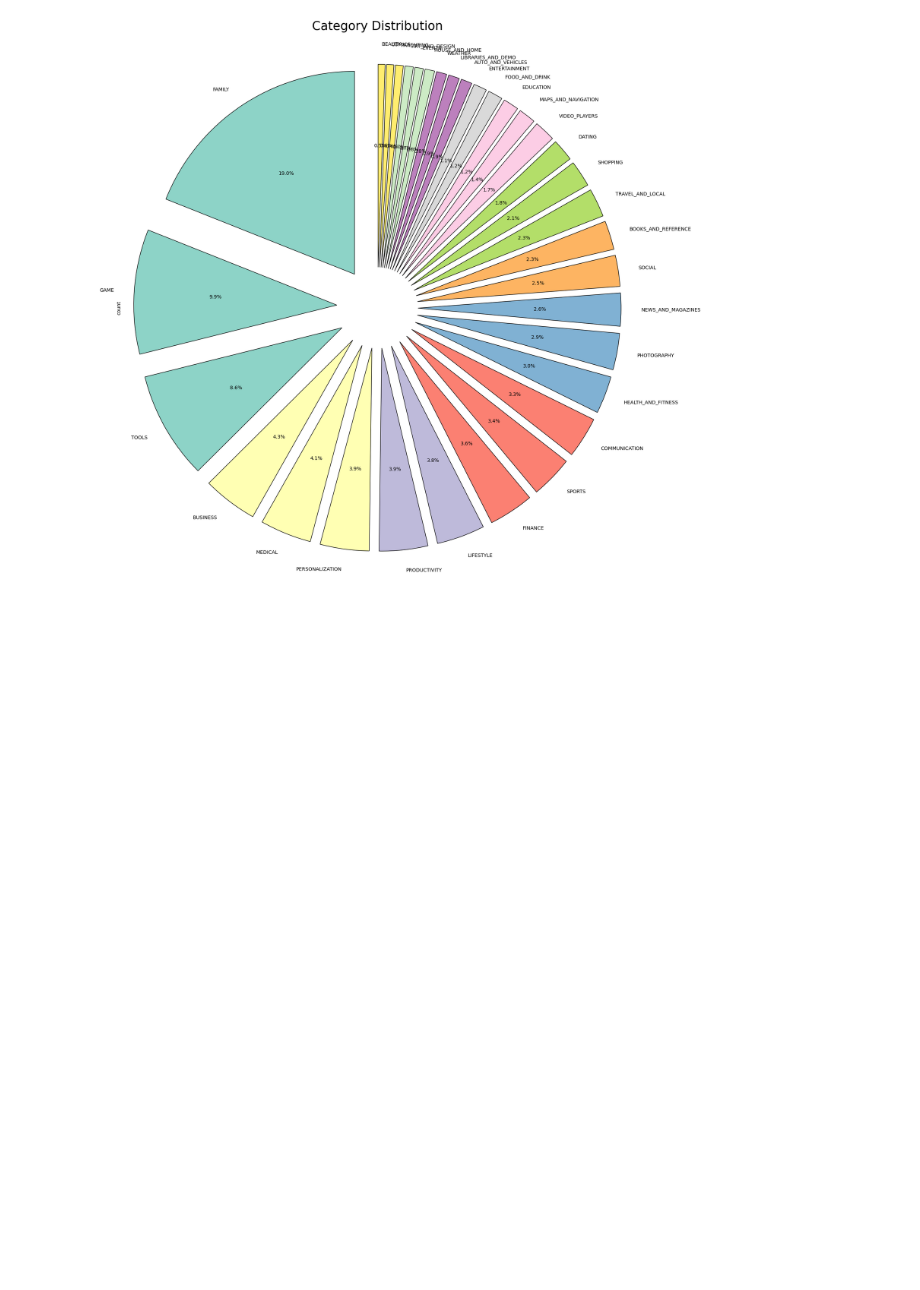
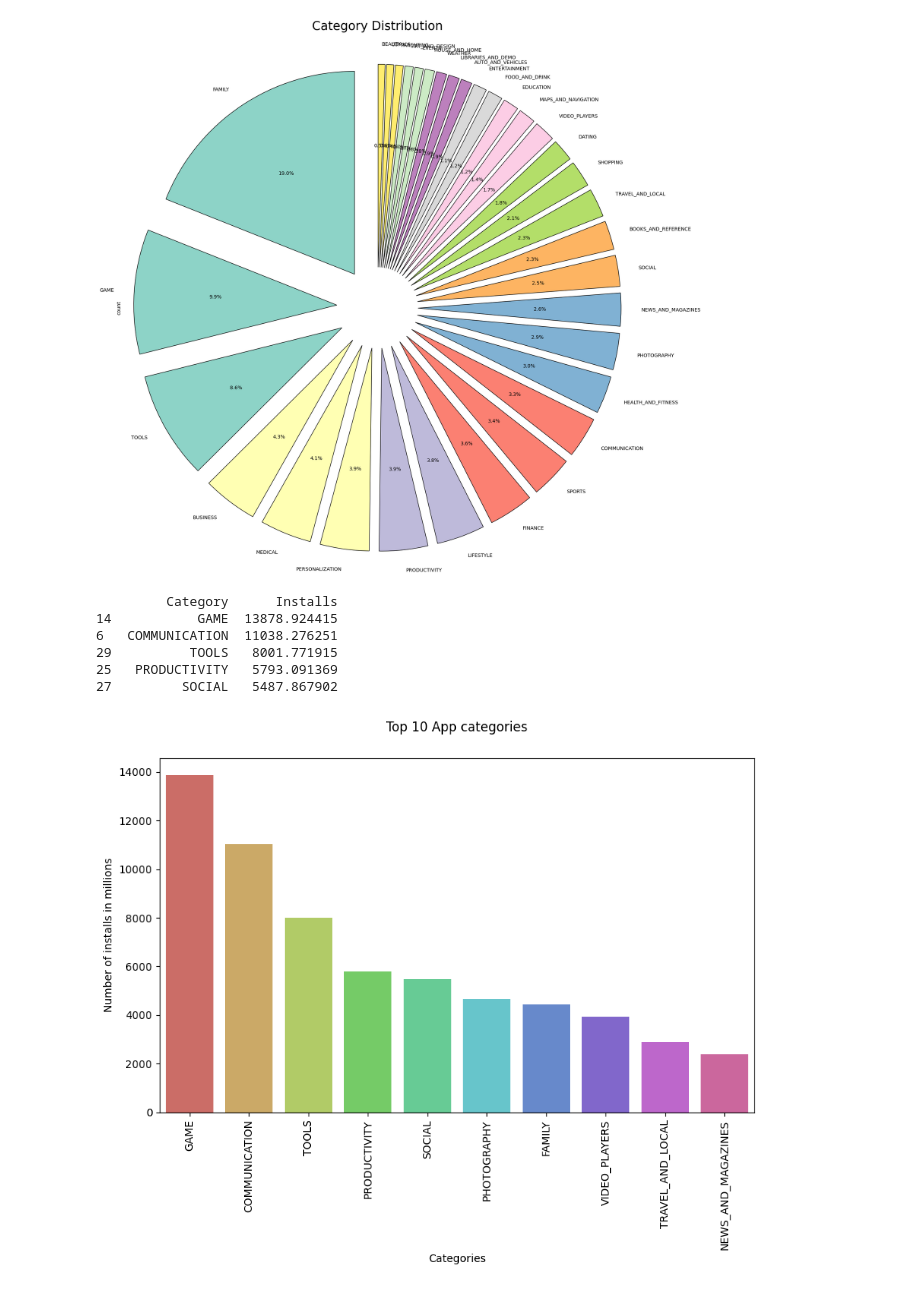
Before and after one commit to orinizri/google-play-store-EDA, a Jupyter notebook: google_playstore_eda.ipynb, the cells around one changed output. Drawn from its saved outputs; the diff is of its cells as text; code cells hidden in the pictures; blank space fills up the shorter version.

```diff
--- a/google_playstore_eda.ipynb
+++ b/google_playstore_eda.ipynb
@@ -164,3 +167,24 @@ plt.show()
 # %% [output]
 [figure]
+# %%
+## Top 10 App Installs
+category = pd.DataFrame(df['Installs'].groupby(df['Category']).sum()).reset_index().sort_values(['Installs'], ascending=False)
+category['Installs'] = category['Installs'] / 1000000
+print(category.head())
+plt.figure(figsize=(10,6))
+sns.barplot(y ='Installs', x='Category', hue='Category', data = category[:10], palette='hls', legend=False)
+plt.title('Top 10 App categories', pad=25)
+plt.xticks(rotation=90)
+plt.ylabel('Number of installs in millions')
+plt.xlabel('Categories')
+plt.show()
+# Most of the apps being installed are from the game category. communication and tools are second and third.
+# %% [output]
+         Category      Installs
+14           GAME  13878.924415
+6   COMMUNICATION  11038.276251
+29          TOOLS   8001.771915
+25   PRODUCTIVITY   5793.091369
+27         SOCIAL   5487.867902
+[figure, added]
 # %%
```
Also changed, not shown: parts of 7 cells of this notebook.
